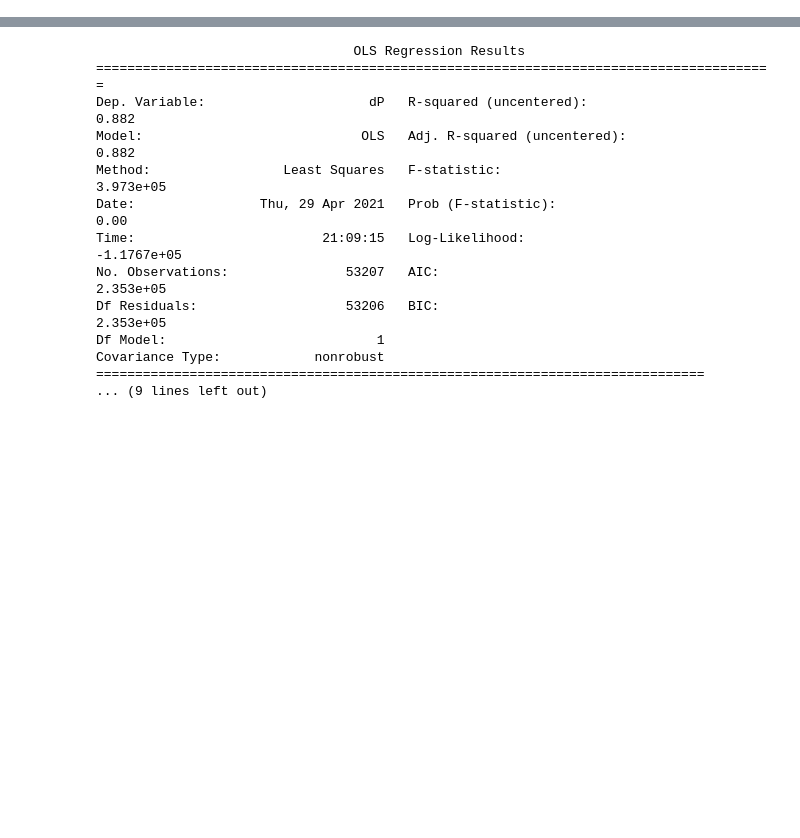
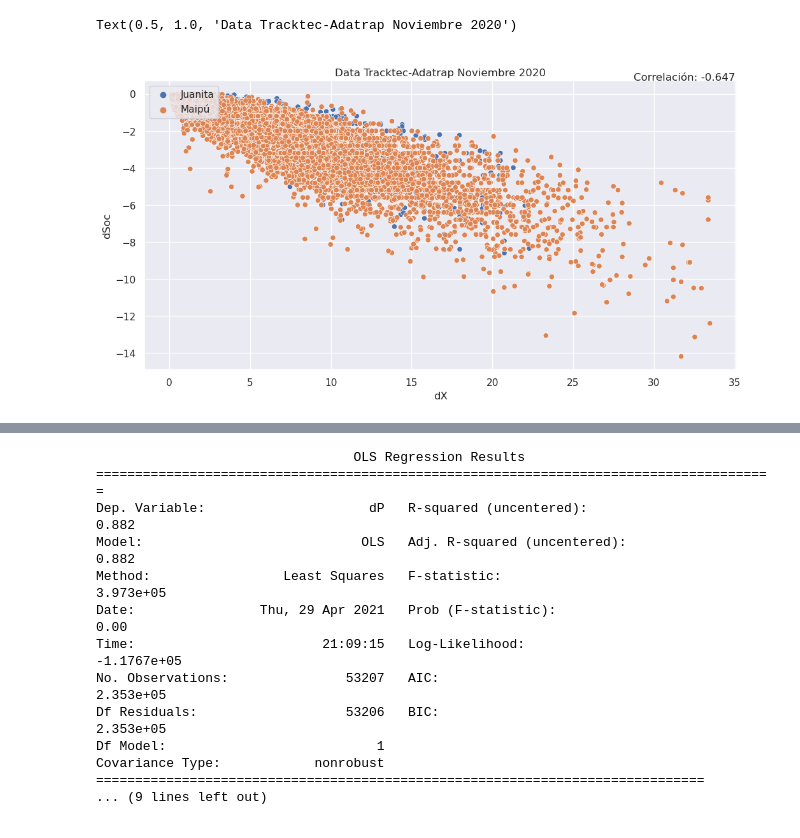
Before and after one commit to BrunoSE/estudio_consumo, a Jupyter notebook: explorar_cruce_electricos.ipynb, the cells around one changed output, grey strips where cells are left out. Saved outputs shown, nothing was run; the diff lists cells and outputs as text; code cells hidden in the pictures; blank space fills up the shorter version.

```diff
--- a/explorar_cruce_electricos.ipynb
+++ b/explorar_cruce_electricos.ipynb
@@ -294,3 +379,23 @@ Text(0, 0.5, 'Potencia por km [kWh / km]')
+# %%
+palette ={"Juanita": "purple", "Maipú": "green"}
+varx = 'dX'
+vary = 'dSoc'
+sns.scatterplot(data=data_final,
+                x=varx, y=vary,
+                hue='Terminal')
+
+plt.legend(loc='upper left')
+
+plt.annotate(f"Correlación: {round(corr[varx][vary], 3)}",
+             xy=(0.8, 0.94), xycoords='figure fraction',
+             horizontalalignment='left', verticalalignment='top', fontsize=12)
+
+plt.title('Data Tracktec-Adatrap Noviembre 2020')
+# plt.xlabel('Pendiente [%]')
+# plt.ylabel('Potencia por km [kWh / km]')
+# %% [output]
+Text(0.5, 1.0, 'Data Tracktec-Adatrap Noviembre 2020')
+[figure, added]
 # %%
 varx = 'dX'
 vary = 'dSoc'
```
Also changed, not shown: parts of 59 cells of this notebook.
